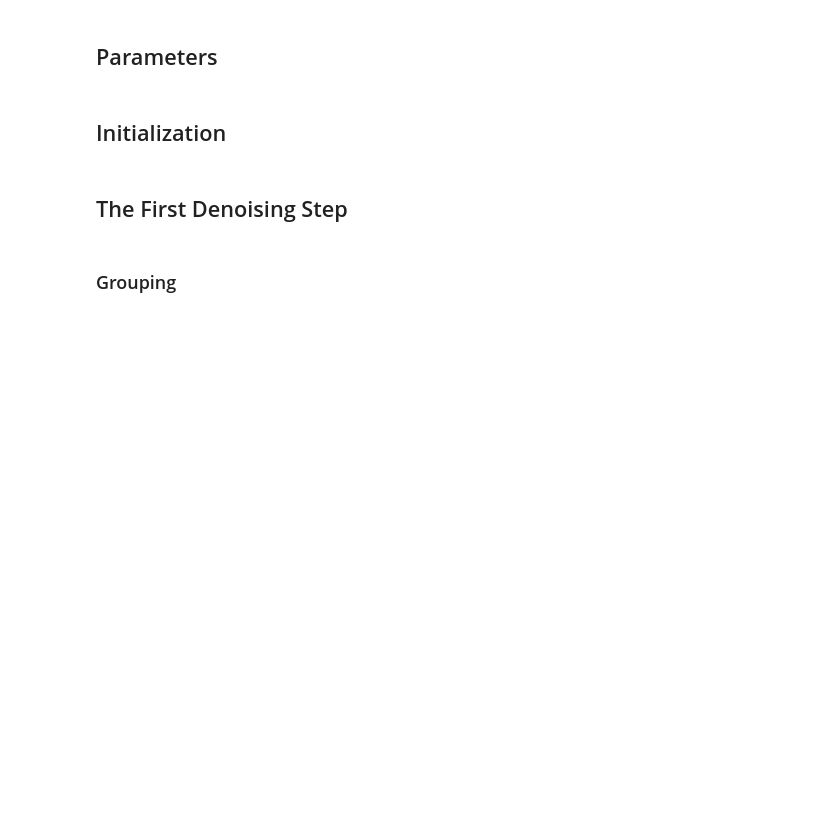
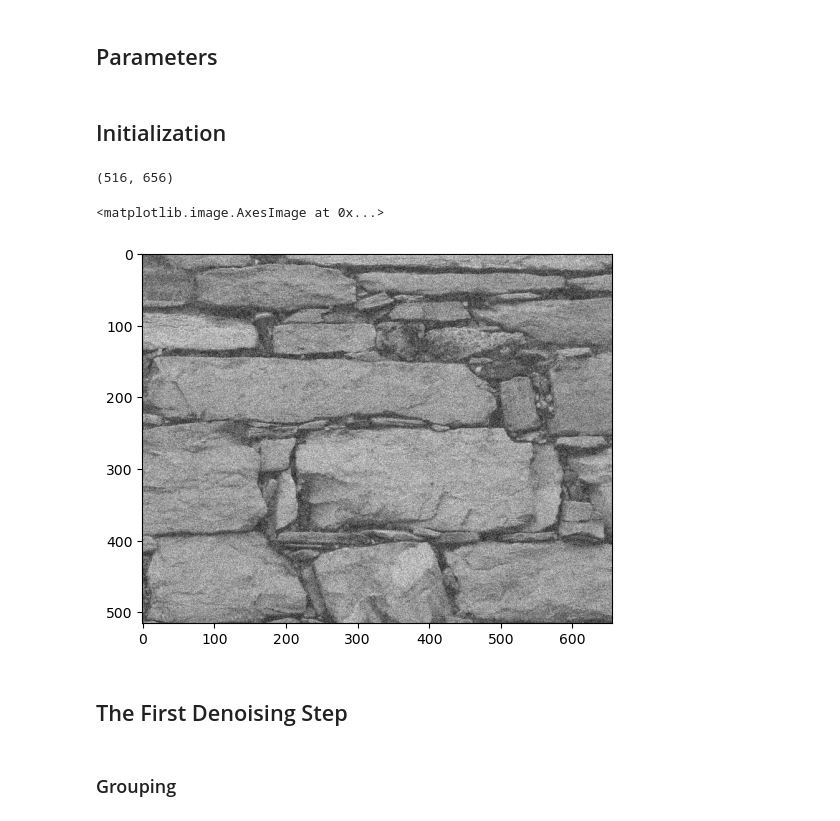
Before and after one commit to mariddc/denoising, a Jupyter notebook: BM3D.ipynb, the cells around one changed output. Drawn from its saved outputs; the diff is of its cells as text; code cells hidden in the pictures; blank space fills up the shorter version.

```diff
--- a/BM3D.ipynb
+++ b/BM3D.ipynb
@@ -38,3 +47,7 @@ im = skio.imread('./lena.tif') # original image
+# %%
+im.shape
+# %% [output]
+(516, 656)
 # %%
 def noise(im,br):
     """ Cette fonction ajoute un bruit blanc gaussier d'ecart type br
@@ -49,3 +68,8 @@ imbr = noise(im, sigma) # create noisy image
+# %%
+plt.imshow(imbr, cmap='gray')
+# %% [output]
+<matplotlib.image.AxesImage at 0x...>
+[figure, added]
 # %% [markdown]
 ## The First Denoising Step
 # %% [markdown]
```
Also changed, not shown: parts of 31 cells of this notebook, 7 other files.
